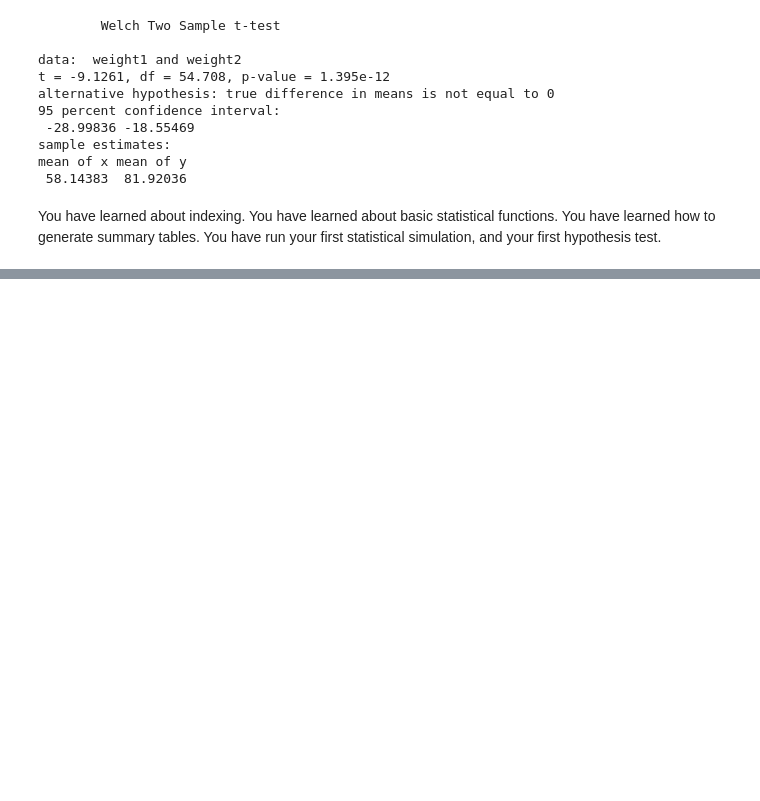
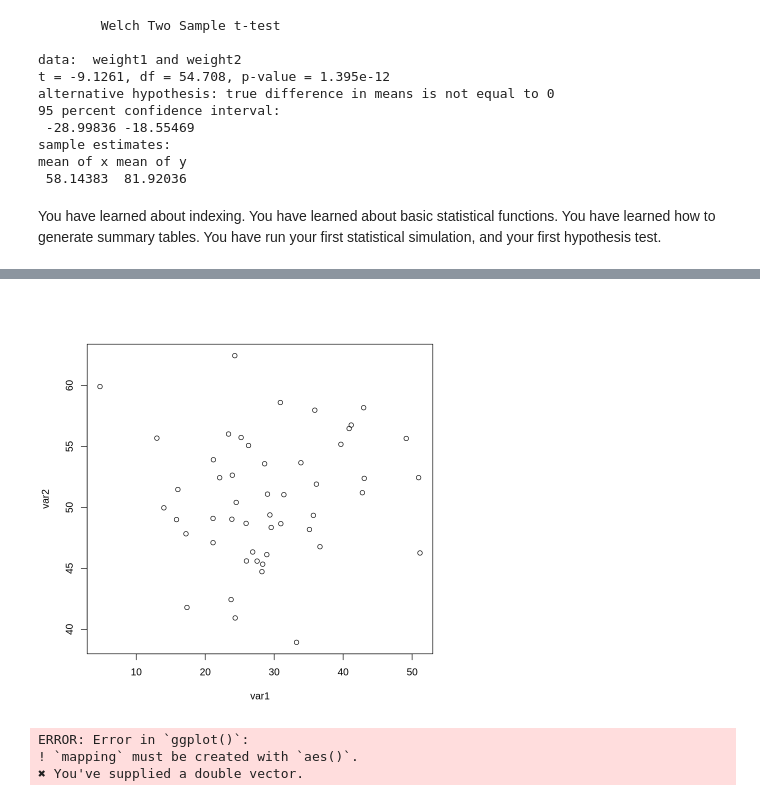
Before and after one commit to LiseFalden/CulturalDataScience, a Jupyter notebook: stats_1_empty.ipynb, the cells around one changed output, grey strips where cells are left out. Saved outputs shown, nothing was run; the diff lists cells and outputs as text; code cells hidden in the pictures; blank space fills up the shorter version.

```diff
--- a/stats_1_empty.ipynb
+++ b/stats_1_empty.ipynb
@@ -397,0 +485,12 @@ You have learned about indexing. You have learned about basic statistical functi
+# %%
+var1 <- rnorm(50, 30, 10)
+var2 <- rnorm(50, 50, 5)
+plot(var1,var2)
+# %% [output]
+[figure, added]
+# %%
+ggplot(var1,var2)
+# %% [output]
+ERROR: Error in `ggplot()`:
+! `mapping` must be created with `aes()`.
+✖ You've supplied a double vector.
```
Also changed, not shown: parts of 12 cells of this notebook.
